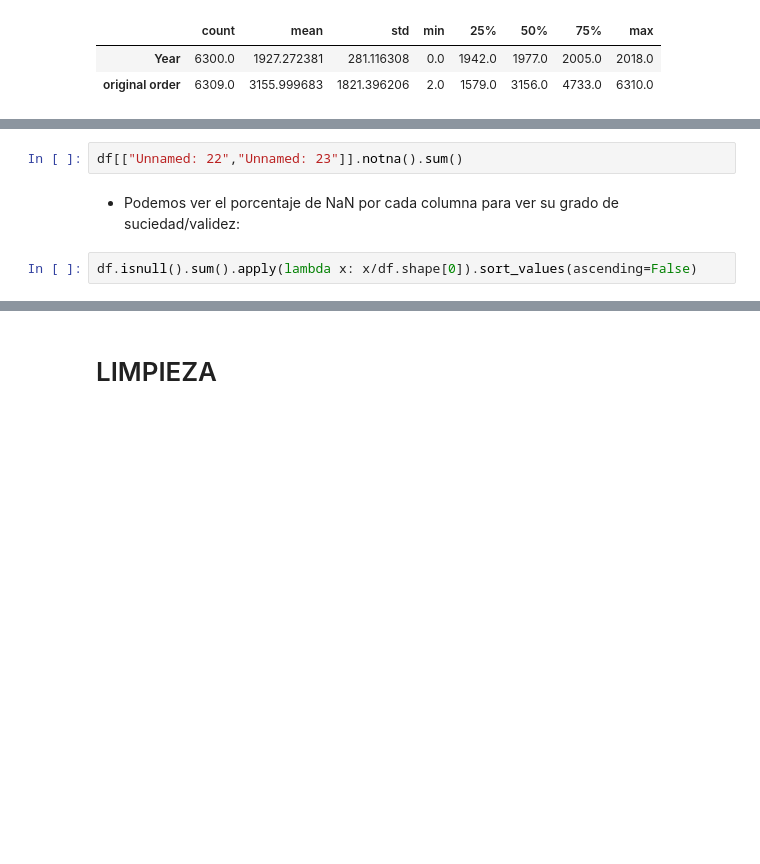
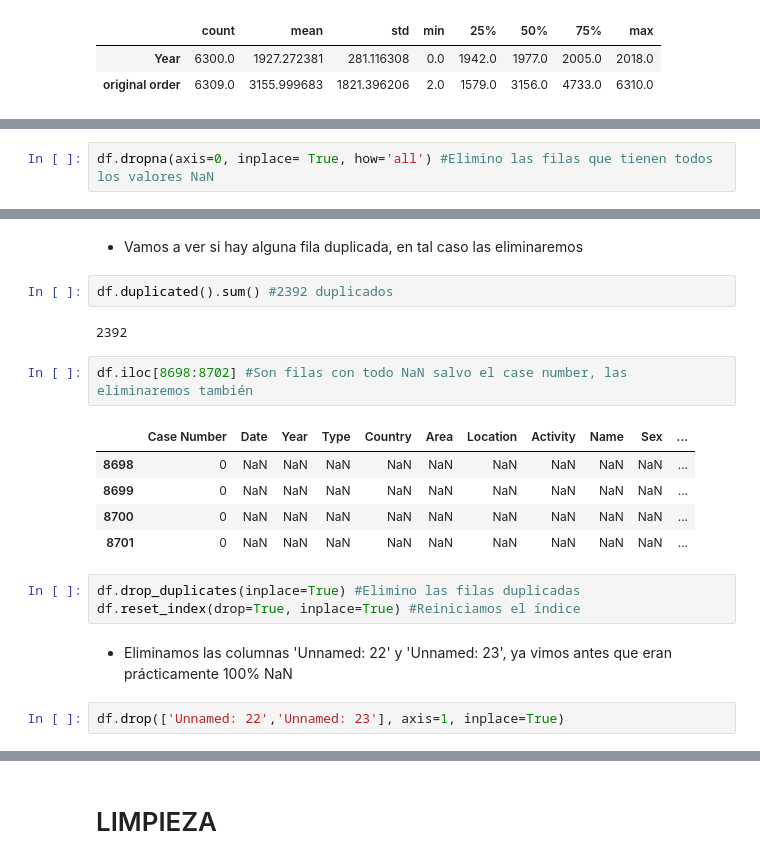
Before and after one commit to VictorPablo12/data-cleaning-pandas, a Jupyter notebook: 1_clean.ipynb, the cells around one changed output, grey strips where cells are left out. Drawn from its saved outputs; the diff is of its cells as text; blank space fills up the shorter version.

```diff
--- a/1_clean.ipynb
+++ b/1_clean.ipynb
@@ -87,0 +101,2 @@ De hecho "Unnamed 22 y 23" solo tienen dos datos
+# %%
+df.dropna(axis=0, inplace= True, how='all') #Elimino las filas que tienen todos los valores NaN
@@ -88,6 +129,21 @@ De hecho "Unnamed 22 y 23" solo tienen dos datos
+# %% [markdown]
+- Vamos a ver si hay alguna fila duplicada, en tal caso las eliminaremos
+# %%
+df.duplicated().sum() #2392 duplicados
+# %% [output]
+2392
+# %%
+df.iloc[8698:8702] #Son filas con todo NaN salvo el case number, las eliminaremos también
+# %% [output]
+|  | Case Number | Date | Year | Type | Country | Area | Location | Activity | Name | Sex | ... |
+| 8698 | 0 | NaN | NaN | NaN | NaN | NaN | NaN | NaN | NaN | NaN | ... |
+| 8699 | 0 | NaN | NaN | NaN | NaN | NaN | NaN | NaN | NaN | NaN | ... |
+| 8700 | 0 | NaN | NaN | NaN | NaN | NaN | NaN | NaN | NaN | NaN | ... |
+| 8701 | 0 | NaN | NaN | NaN | NaN | NaN | NaN | NaN | NaN | NaN | ... |
+# %%
+df.drop_duplicates(inplace=True) #Elimino las filas duplicadas
+df.reset_index(drop=True, inplace=True) #Reiniciamos el índice
+# %% [markdown]
+- Eliminamos las columnas 'Unnamed: 22' y 'Unnamed: 23', ya vimos antes que eran prácticamente 100% NaN
 # %%
-df[["Unnamed: 22","Unnamed: 23"]].notna().sum()
+df.drop(['Unnamed: 22','Unnamed: 23'], axis=1, inplace=True)
-# %% [markdown]
-- Podemos ver el porcentaje de NaN por cada columna para ver su grado de suciedad/validez:
-# %%
-df.isnull().sum().apply(lambda x: x/df.shape[0]).sort_values(ascending=False)
```
Also changed, not shown: parts of 21 cells of this notebook.
